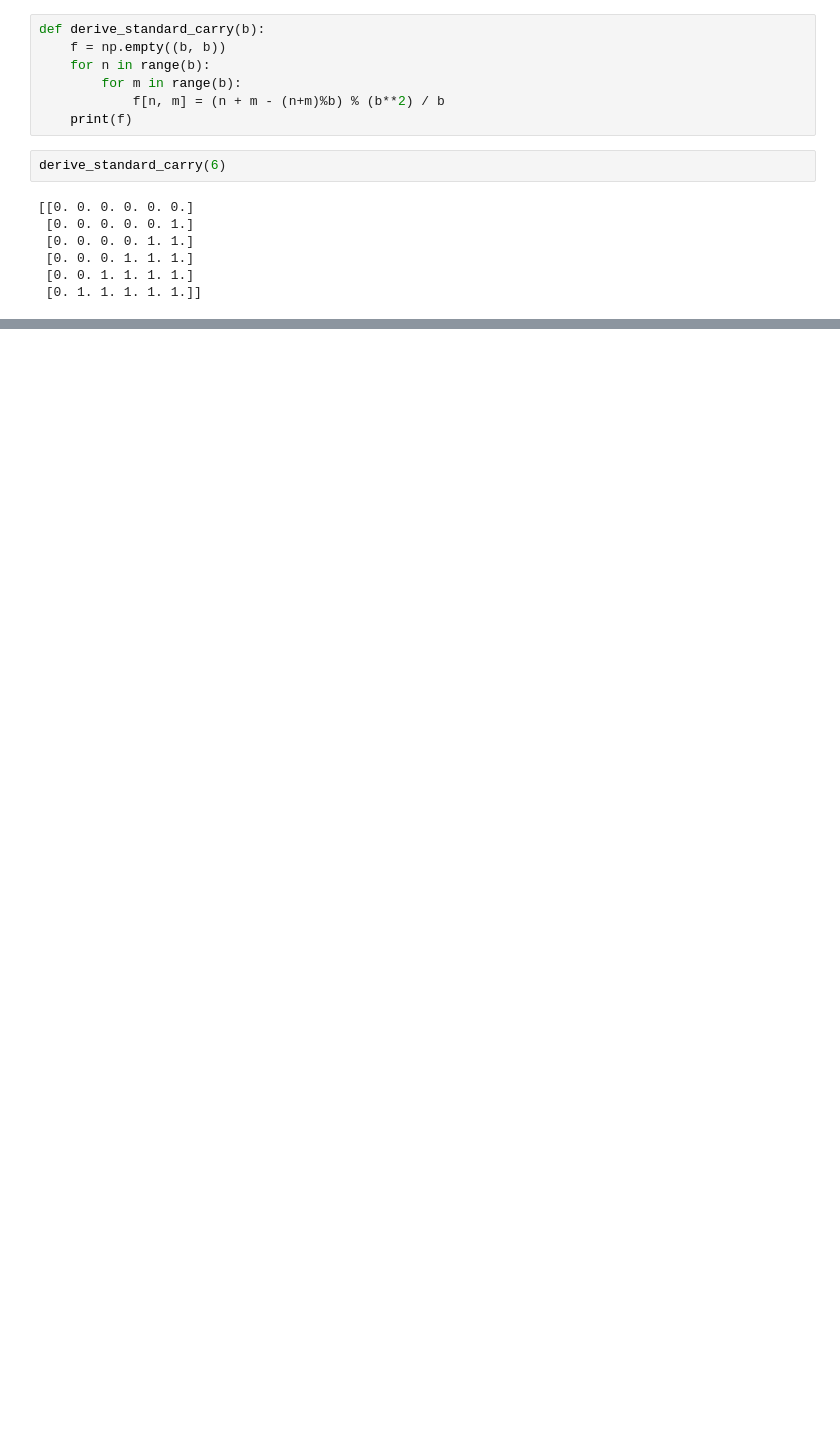
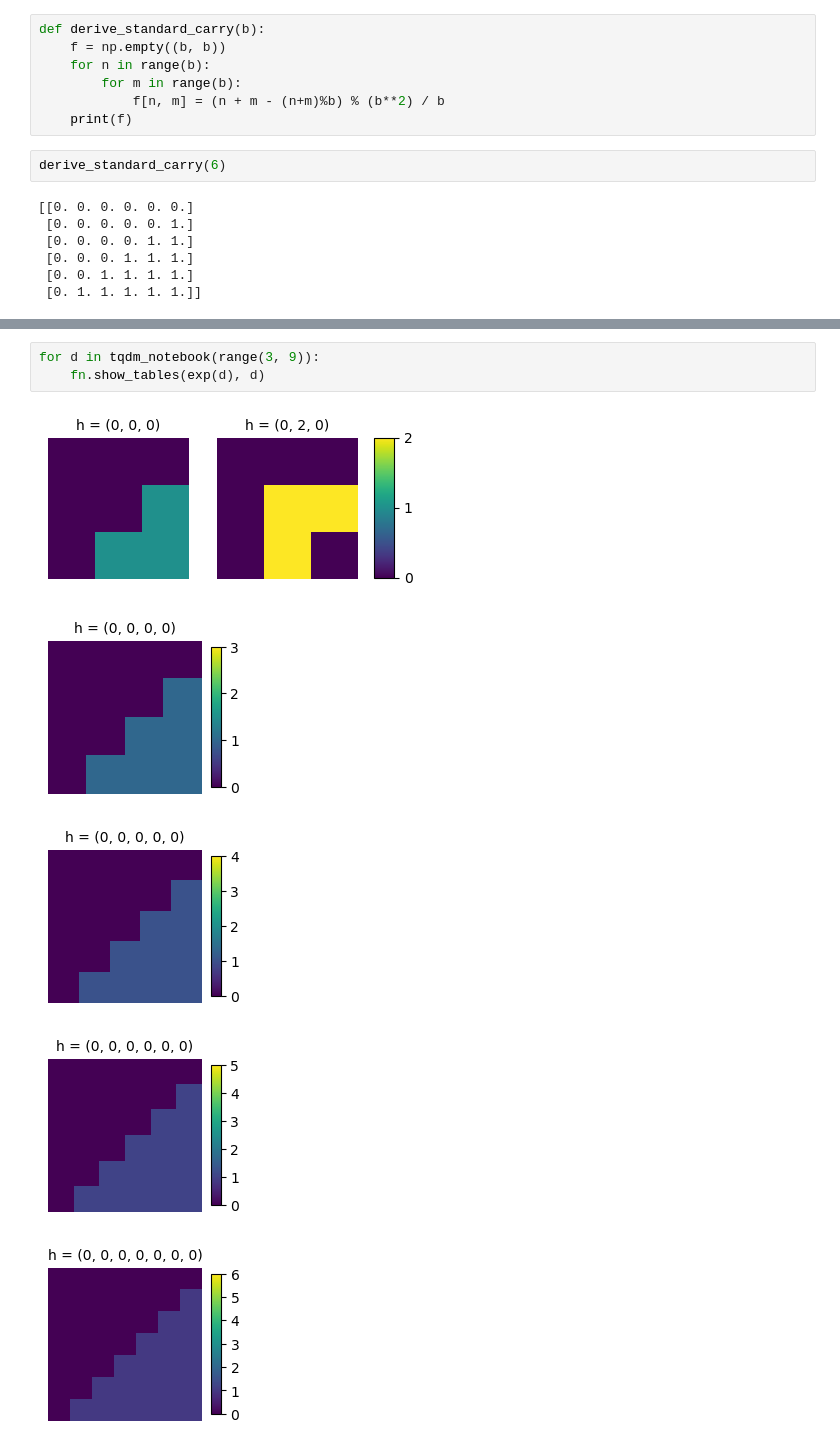
Before and after one commit to cutterdawes/BaseAddition, a Jupyter notebook: carry_tables.ipynb, the cells around one changed output, grey strips where cells are left out. Cells and saved outputs as stored; diff of their text form; blank space fills up the shorter version.

```diff
--- a/carry_tables.ipynb
+++ b/carry_tables.ipynb
@@ -230,0 +249,9 @@ derive_standard_carry(6)
+# %%
+for d in tqdm_notebook(range(3, 9)):
+    fn.show_tables(exp(d), d)
+# %% [output]
+[figure, added]
+[figure, added]
+[figure, added]
+[figure, added]
+[figure, added]
```
Also changed, not shown: parts of 32 cells of this notebook, 1 other file.
